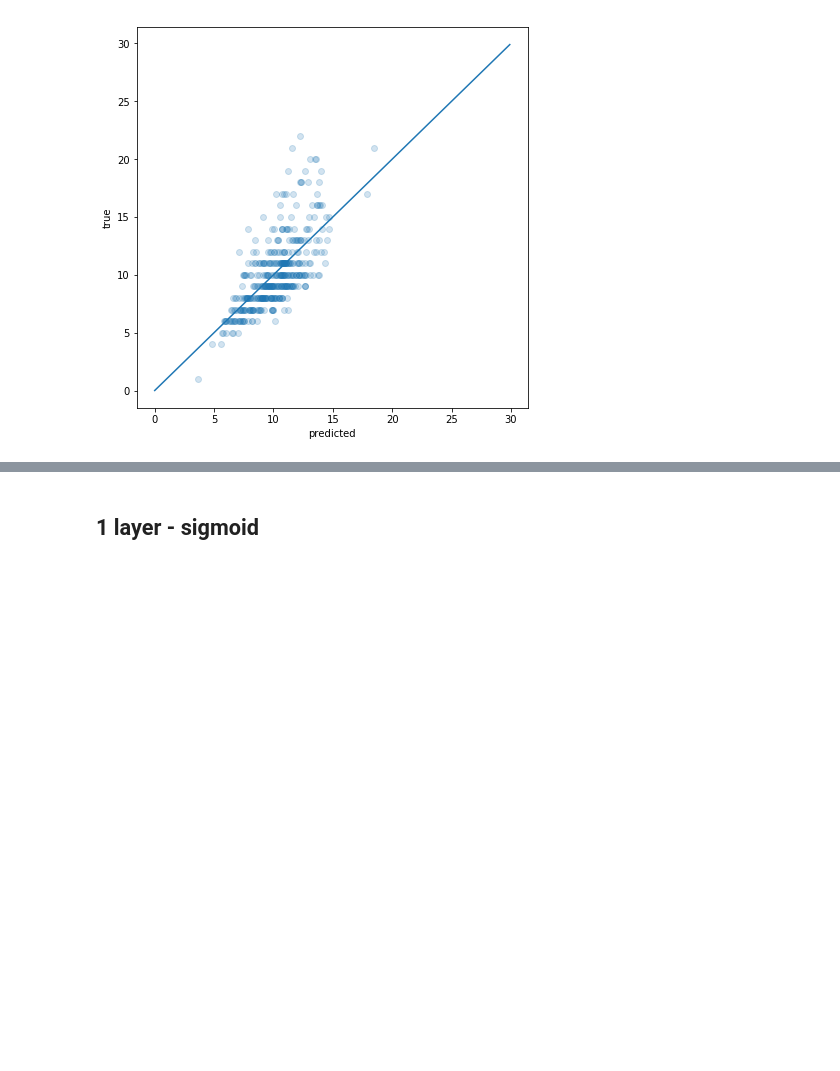
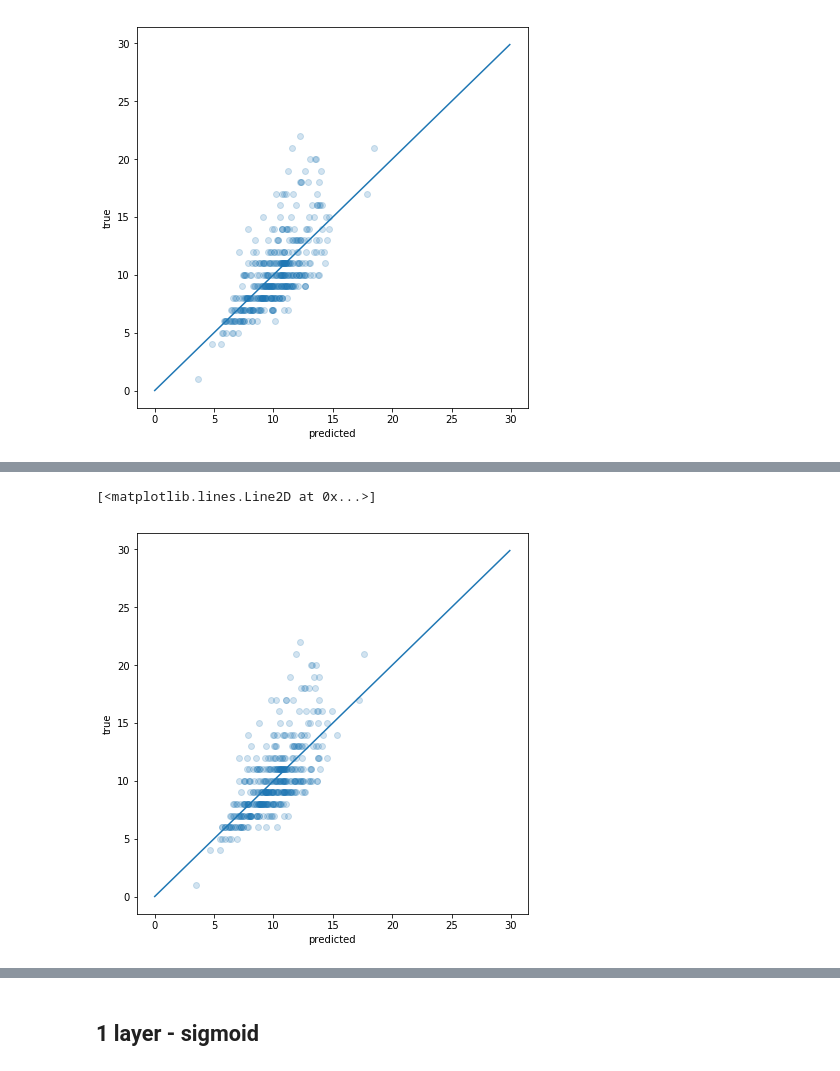
Before and after one commit to SimonMcDonnell/Dissertation, a Jupyter notebook: Abalone/data_exploration.ipynb, the cells around one changed output, grey strips where cells are left out. Saved outputs shown, nothing was run; the diff lists cells and outputs as text; code cells hidden in the pictures; blank space fills up the shorter version.

```diff
--- a/Abalone/data_exploration.ipynb
+++ b/Abalone/data_exploration.ipynb
@@ -85,0 +92,10 @@ ax.plot(np.arange(0, 30, 0.1), np.arange(0, 30, 0.1))
+# %%
+model_norm = keras.Sequential([
+    keras.layers.Dense(3, input_shape=(10,)),
+    keras.layers.BatchNormalization(),
+    keras.layers.Dense(1, input_shape=(3,))
+])
+optimizer = tf.train.GradientDescentOptimizer(0.001)
+model_norm.compile(loss='mse', optimizer=optimizer, metrics=['mae'])
+# %%
+history_norm = model_norm.fit(X_train, y_train, epochs=200, validation_data=[X_val, y_val])
@@ -85,0 +136,10 @@ ax.plot(np.arange(0, 30, 0.1), np.arange(0, 30, 0.1))
+# %%
+fig = plt.figure(figsize=(7, 7))
+ax = plt.subplot(111)
+ax.scatter(model_norm.predict(X_test), y_test, alpha=0.2)
+ax.set_xlabel('predicted')
+ax.set_ylabel('true')
+ax.plot(np.arange(0, 30, 0.1), np.arange(0, 30, 0.1))
+# %% [output]
+[<matplotlib.lines.Line2D at 0x...>]
+[figure, added]
```
Also changed, not shown: parts of 9 cells of this notebook, 3 other files.
